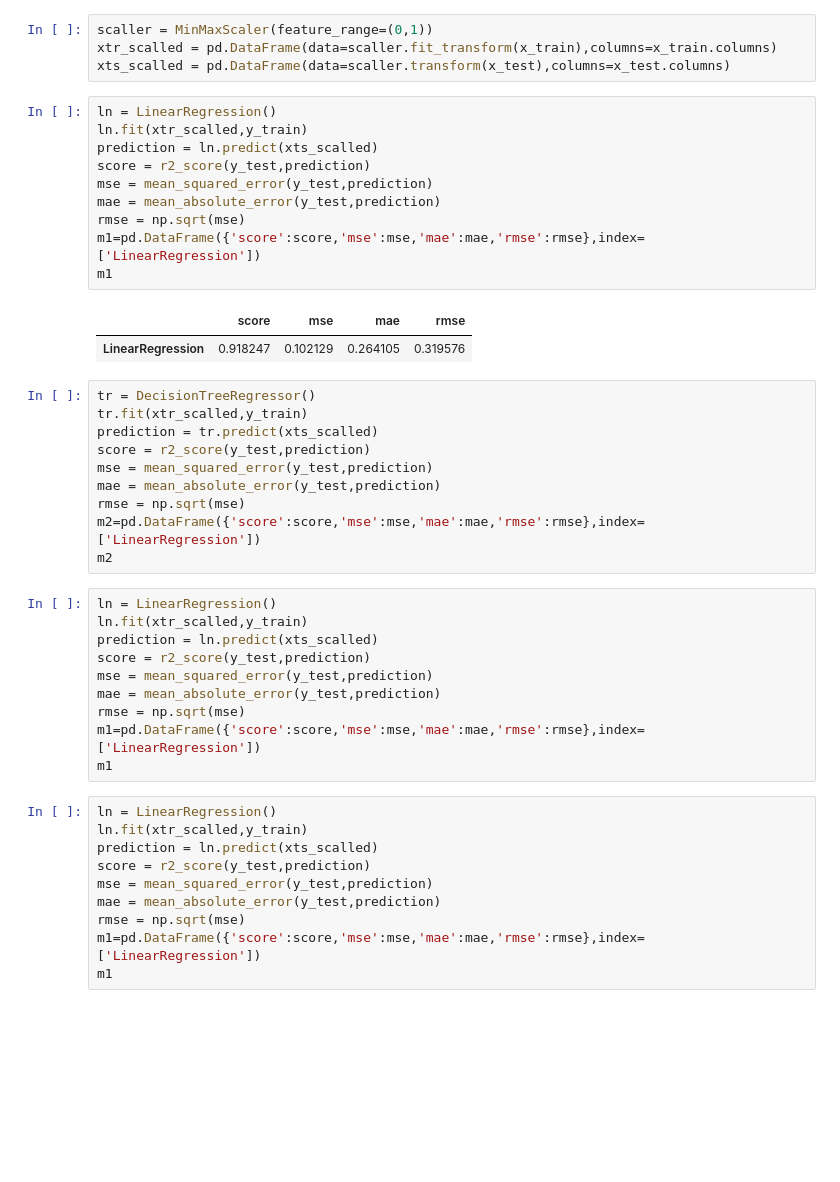
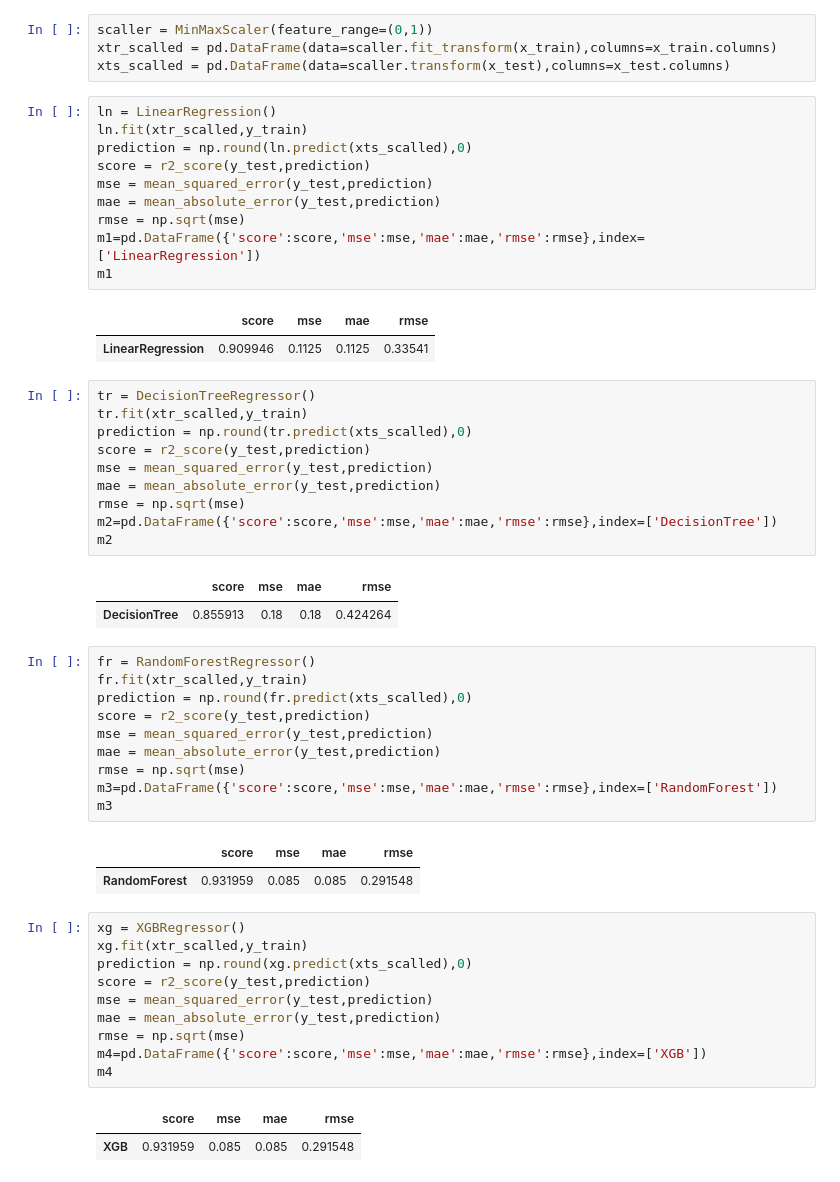
Before and after one commit to isoori/Mobile-Price-Prediction, a Jupyter notebook: Untitled.ipynb, the cells around one changed output. Cells and saved outputs as stored; diff of their text form; blank space fills up the shorter version.

```diff
--- a/Untitled.ipynb
+++ b/Untitled.ipynb
@@ -179,43 +181,52 @@ xts_scalled = pd.DataFrame(data=scaller.transform(x_test),columns=x_test.columns
 # %%
 ln = LinearRegression()
 ln.fit(xtr_scalled,y_train)
-prediction = ln.predict(xts_scalled)
+prediction = np.round(ln.predict(xts_scalled),0)
 score = r2_score(y_test,prediction)
 mse = mean_squared_error(y_test,prediction)
 mae = mean_absolute_error(y_test,prediction)
 rmse = np.sqrt(mse)
 m1=pd.DataFrame({'score':score,'mse':mse,'mae':mae,'rmse':rmse},index=['LinearRegression'])
 m1
 # %% [output]
 |  | score | mse | mae | rmse |
-| LinearRegression | 0.918247 | 0.102129 | 0.264105 | 0.319576 |
+| LinearRegression | 0.909946 | 0.1125 | 0.1125 | 0.33541 |
 # %%
 tr = DecisionTreeRegressor()
 tr.fit(xtr_scalled,y_train)
-prediction = tr.predict(xts_scalled)
+prediction = np.round(tr.predict(xts_scalled),0)
 score = r2_score(y_test,prediction)
 mse = mean_squared_error(y_test,prediction)
 mae = mean_absolute_error(y_test,prediction)
 rmse = np.sqrt(mse)
-m2=pd.DataFrame({'score':score,'mse':mse,'mae':mae,'rmse':rmse},index=['LinearRegression'])
+m2=pd.DataFrame({'score':score,'mse':mse,'mae':mae,'rmse':rmse},index=['DecisionTree'])
 m2
+# %% [output]
+|  | score | mse | mae | rmse |
+| DecisionTree | 0.855913 | 0.18 | 0.18 | 0.424264 |
 # %%
-ln = LinearRegression()
-ln.fit(xtr_scalled,y_train)
-prediction = ln.predict(xts_scalled)
+fr = RandomForestRegressor()
+fr.fit(xtr_scalled,y_train)
+prediction = np.round(fr.predict(xts_scalled),0)
 score = r2_score(y_test,prediction)
 mse = mean_squared_error(y_test,prediction)
 mae = mean_absolute_error(y_test,prediction)
 rmse = np.sqrt(mse)
-m1=pd.DataFrame({'score':score,'mse':mse,'mae':mae,'rmse':rmse},index=['LinearRegression'])
-m1
+m3=pd.DataFrame({'score':score,'mse':mse,'mae':mae,'rmse':rmse},index=['RandomForest'])
+m3
+# %% [output]
+|  | score | mse | mae | rmse |
+| RandomForest | 0.931959 | 0.085 | 0.085 | 0.291548 |
 # %%
-ln = LinearRegression()
-ln.fit(xtr_scalled,y_train)
-prediction = ln.predict(xts_scalled)
+xg = XGBRegressor()
+xg.fit(xtr_scalled,y_train)
+prediction = np.round(xg.predict(xts_scalled),0)
 score = r2_score(y_test,prediction)
 mse = mean_squared_error(y_test,prediction)
 mae = mean_absolute_error(y_test,prediction)
 rmse = np.sqrt(mse)
-m1=pd.DataFrame({'score':score,'mse':mse,'mae':mae,'rmse':rmse},index=['LinearRegression'])
-m1
+m4=pd.DataFrame({'score':score,'mse':mse,'mae':mae,'rmse':rmse},index=['XGB'])
+m4
+# %% [output]
+|  | score | mse | mae | rmse |
+| XGB | 0.931959 | 0.085 | 0.085 | 0.291548 |
```
Also changed, not shown: parts of 3 cells of this notebook.
